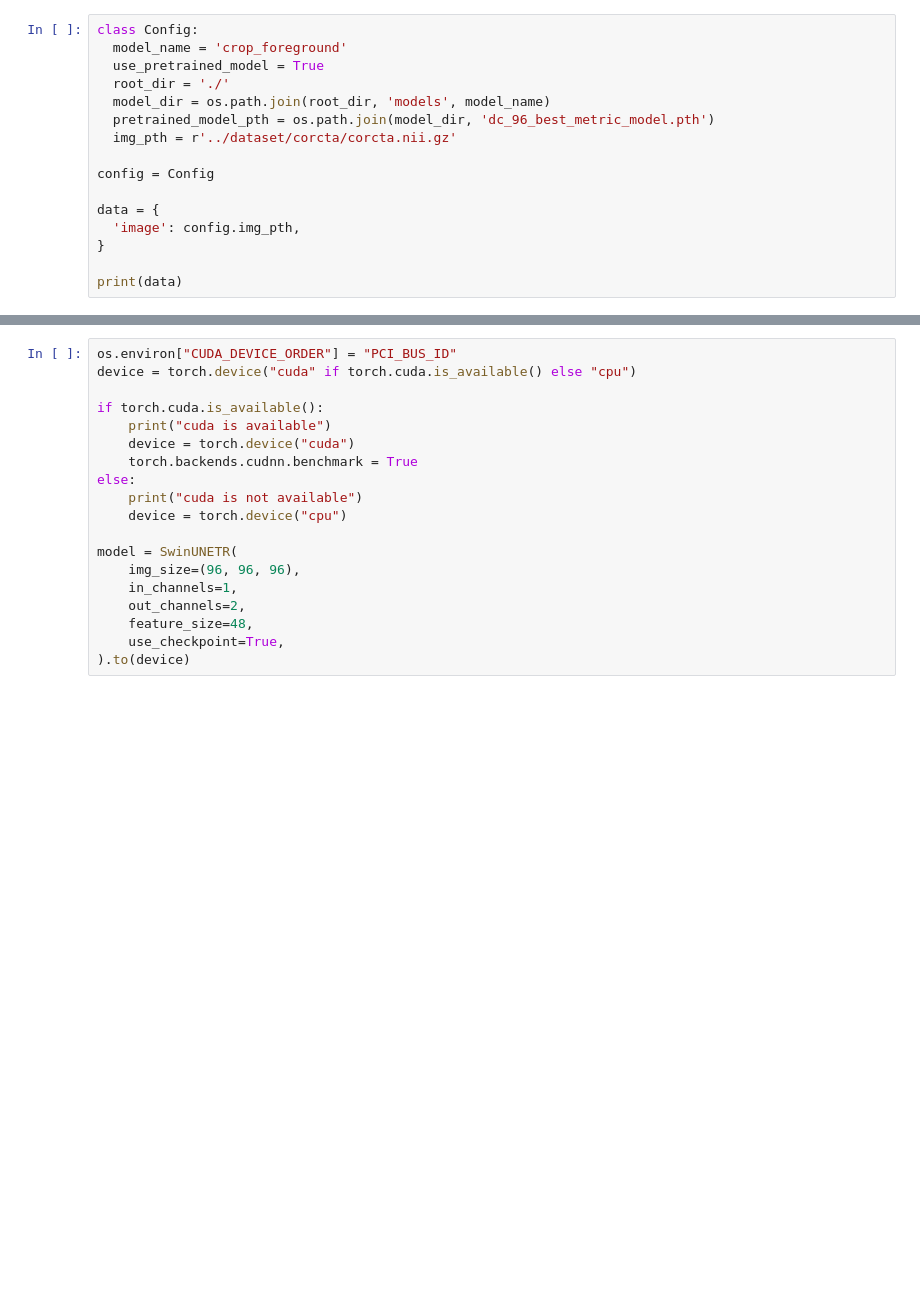
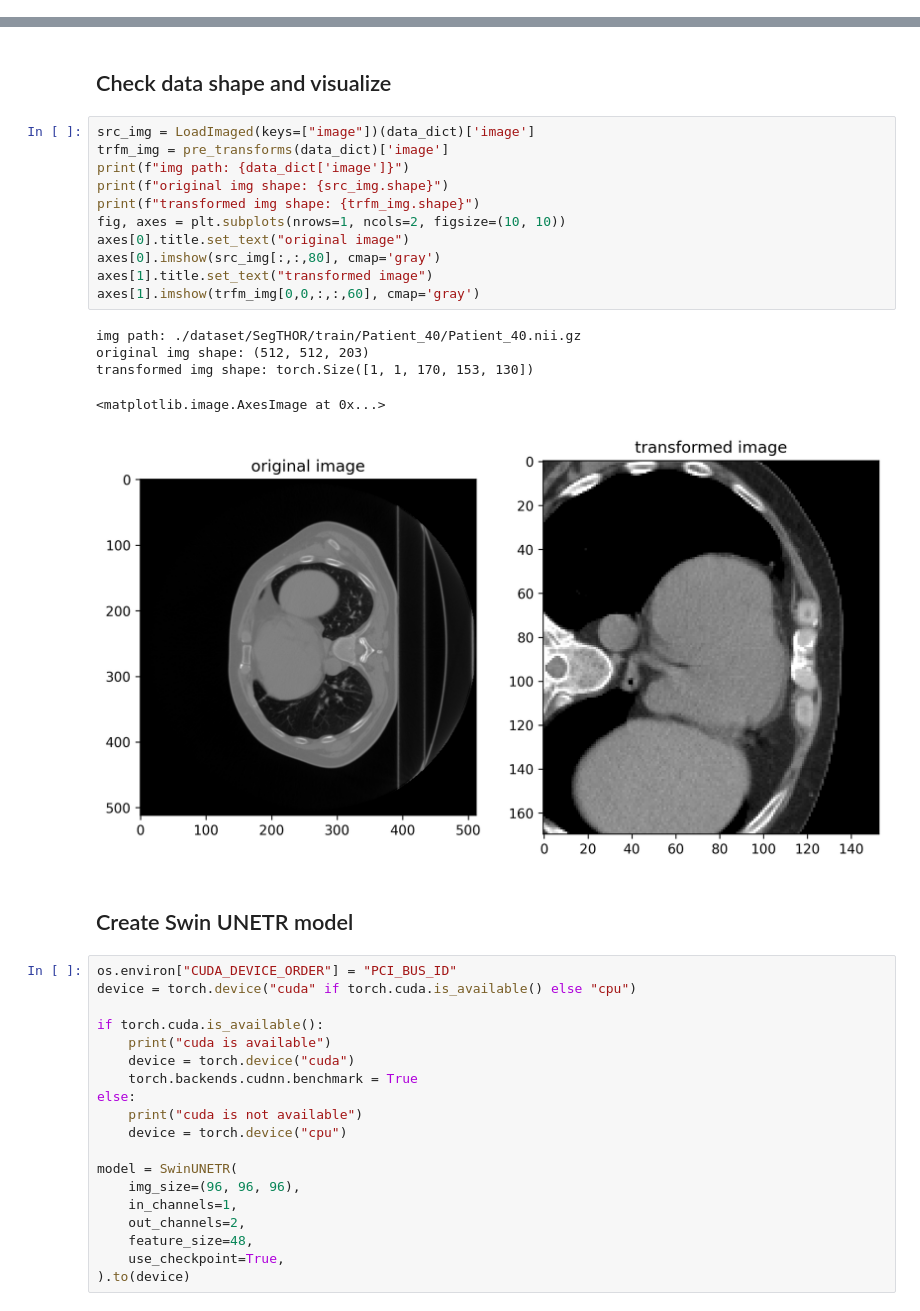
Before and after one commit to conflick0/CardiacSeg, a Jupyter notebook: SwinUNETR_SegTHOR/infer.ipynb, the cells around one changed output, grey strips where cells are left out. Saved outputs shown, nothing was run; the diff lists cells and outputs as text; blank space fills up the shorter version.

Commit message:
train and infer TransUnet, UNETR and SwinUNETR on SegTHOR dataset

```diff
--- a/SwinUNETR_SegTHOR/infer.ipynb
+++ b/SwinUNETR_SegTHOR/infer.ipynb
@@ -91,19 +107,3 @@ import torch
 from torch.utils.tensorboard import SummaryWriter
 
 import pandas as pd
-# %%
-class Config:
-  model_name = 'crop_foreground'
-  use_pretrained_model = True
-  root_dir = './'
-  model_dir = os.path.join(root_dir, 'models', model_name)
-  pretrained_model_pth = os.path.join(model_dir, 'dc_96_best_metric_model.pth')
-  img_pth = r'../dataset/corcta/corcta.nii.gz'
-
-config = Config
-
-data = {
-  'image': config.img_pth,
-}
-
-print(data)
@@ -112,3 +197,24 @@ print(data)
+# %% [markdown]
+## Check data shape and visualize
+# %%
+src_img = LoadImaged(keys=["image"])(data_dict)['image']
+trfm_img = pre_transforms(data_dict)['image']
+print(f"img path: {data_dict['image']}")
+print(f"original img shape: {src_img.shape}")
+print(f"transformed img shape: {trfm_img.shape}")
+fig, axes = plt.subplots(nrows=1, ncols=2, figsize=(10, 10))
+axes[0].title.set_text("original image")
+axes[0].imshow(src_img[:,:,80], cmap='gray')
+axes[1].title.set_text("transformed image")
+axes[1].imshow(trfm_img[0,0,:,:,60], cmap='gray')
+# %% [output]
+img path: ./dataset/SegTHOR/train/Patient_40/Patient_40.nii.gz
+original img shape: (512, 512, 203)
+transformed img shape: torch.Size([1, 1, 170, 153, 130])
+<matplotlib.image.AxesImage at 0x...>
+[figure, added]
+# %% [markdown]
+## Create Swin UNETR model
 # %%
 os.environ["CUDA_DEVICE_ORDER"] = "PCI_BUS_ID"
 device = torch.device("cuda" if torch.cuda.is_available() else "cpu")
```
Also changed, not shown: parts of 29 cells of this notebook, 34 other files.
